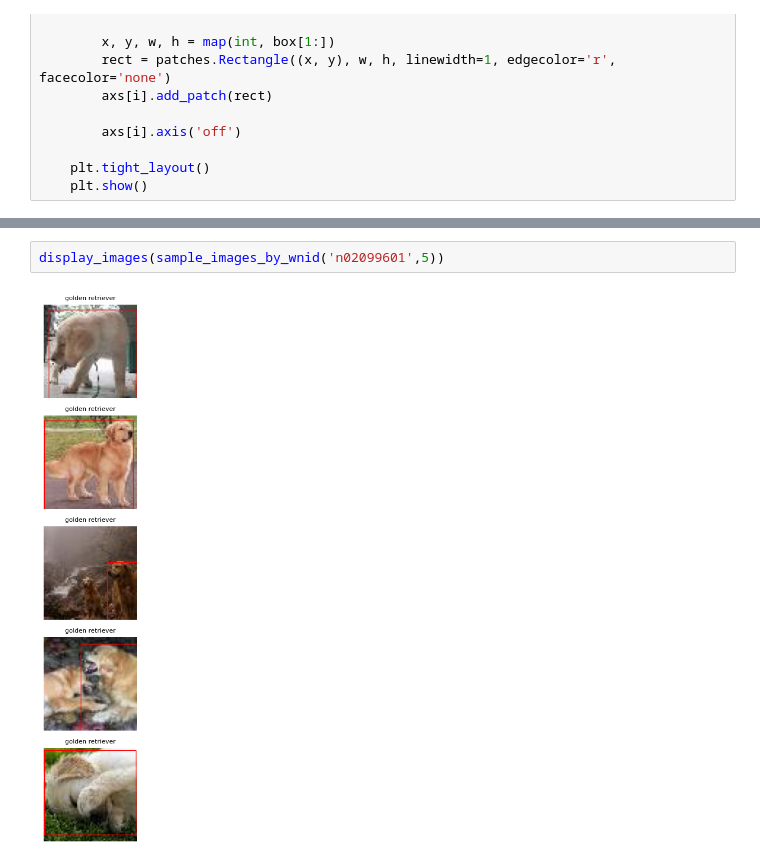
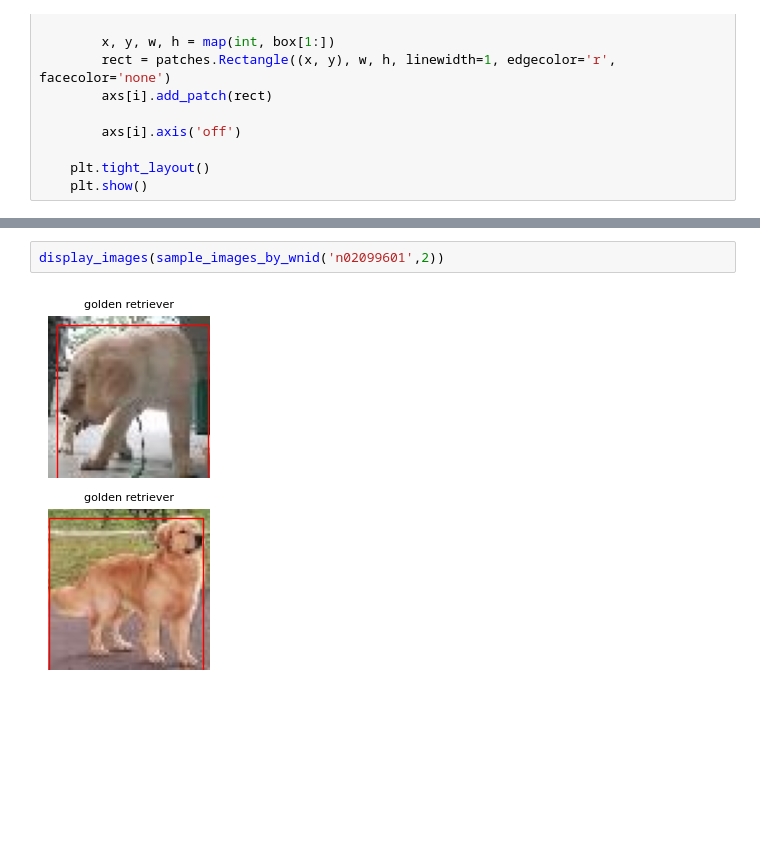
Before and after one commit to johnbarnes-vi/resnet-tiny-imagenet, a Jupyter notebook: ViT-tinyimagenet200/vit.ipynb, the cells around one changed output, grey strips where cells are left out. Drawn from its saved outputs; the diff is of its cells as text; blank space fills up the shorter version.

```diff
--- a/ViT-tinyimagenet200/vit.ipynb
+++ b/ViT-tinyimagenet200/vit.ipynb
@@ -110,4 +111,4 @@ display_images(rsample_images(3))
 # %%
-display_images(sample_images_by_wnid('n02099601',5))
+display_images(sample_images_by_wnid('n02099601',2))
 # %% [output]
-[figure, old version]
+[figure, new version]
```
Also changed, not shown: parts of 3 cells of this notebook.
